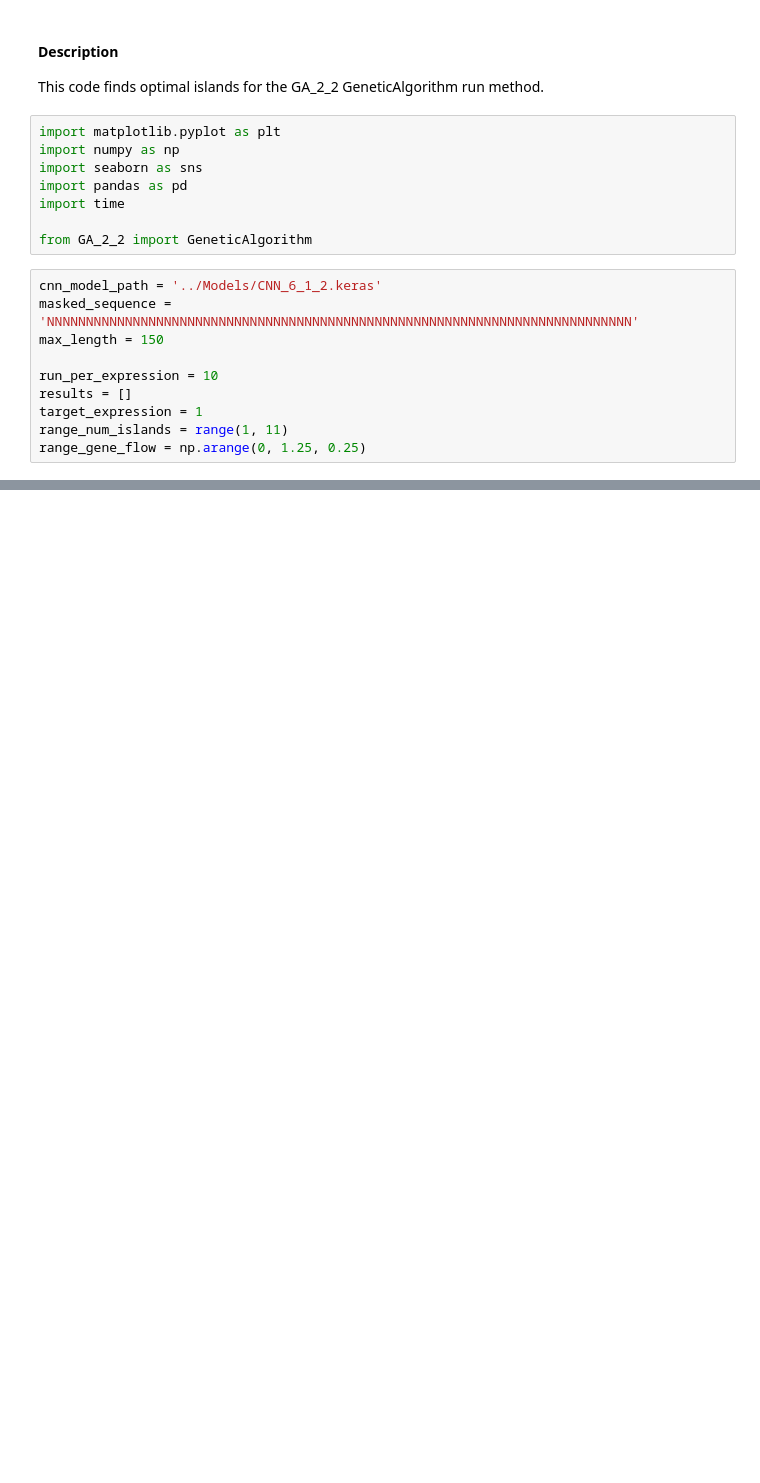
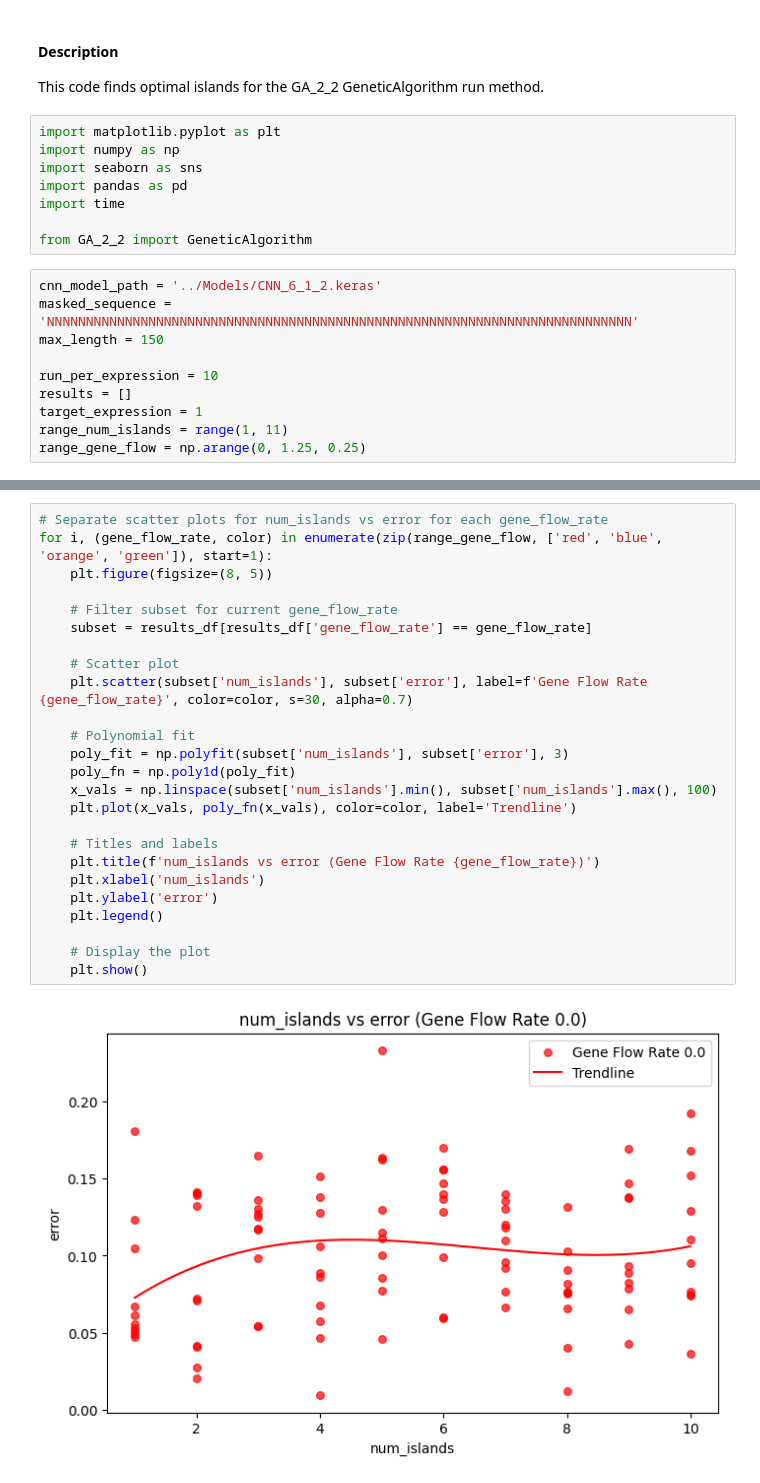
Before and after one commit to Rhys-sg/promoter-sequence-transcription-rates, a Jupyter notebook: v2/Testing GA/GA_Testing_2_2_islands_dispersal.ipynb, the cells around one changed output, grey strips where cells are left out. Saved outputs shown, nothing was run; the diff lists cells and outputs as text; blank space fills up the shorter version.

```diff
--- a/v2/Testing GA/GA_Testing_2_2_islands_dispersal.ipynb
+++ b/v2/Testing GA/GA_Testing_2_2_islands_dispersal.ipynb
@@ -65,0 +78,27 @@ num_islands: 1 | gene_flow_rate: 0.0 | Run 1
+# %%
+# Separate scatter plots for num_islands vs error for each gene_flow_rate
+for i, (gene_flow_rate, color) in enumerate(zip(range_gene_flow, ['red', 'blue', 'orange', 'green']), start=1):
+    plt.figure(figsize=(8, 5))
+
+    # Filter subset for current gene_flow_rate
+    subset = results_df[results_df['gene_flow_rate'] == gene_flow_rate]
+
+    # Scatter plot
+    plt.scatter(subset['num_islands'], subset['error'], label=f'Gene Flow Rate {gene_flow_rate}', color=color, s=30, alpha=0.7)
+
+    # Polynomial fit
+    poly_fit = np.polyfit(subset['num_islands'], subset['error'], 3)
+    poly_fn = np.poly1d(poly_fit)
+    x_vals = np.linspace(subset['num_islands'].min(), subset['num_islands'].max(), 100)
+    plt.plot(x_vals, poly_fn(x_vals), color=color, label='Trendline')
+
+    # Titles and labels
+    plt.title(f'num_islands vs error (Gene Flow Rate {gene_flow_rate})')
+    plt.xlabel('num_islands')
+    plt.ylabel('error')
+    plt.legend()
+
+    # Display the plot
+    plt.show()
+# %% [output]
+[figure, added]
```
Also changed, not shown: parts of 3 cells of this notebook, 6 other files.
